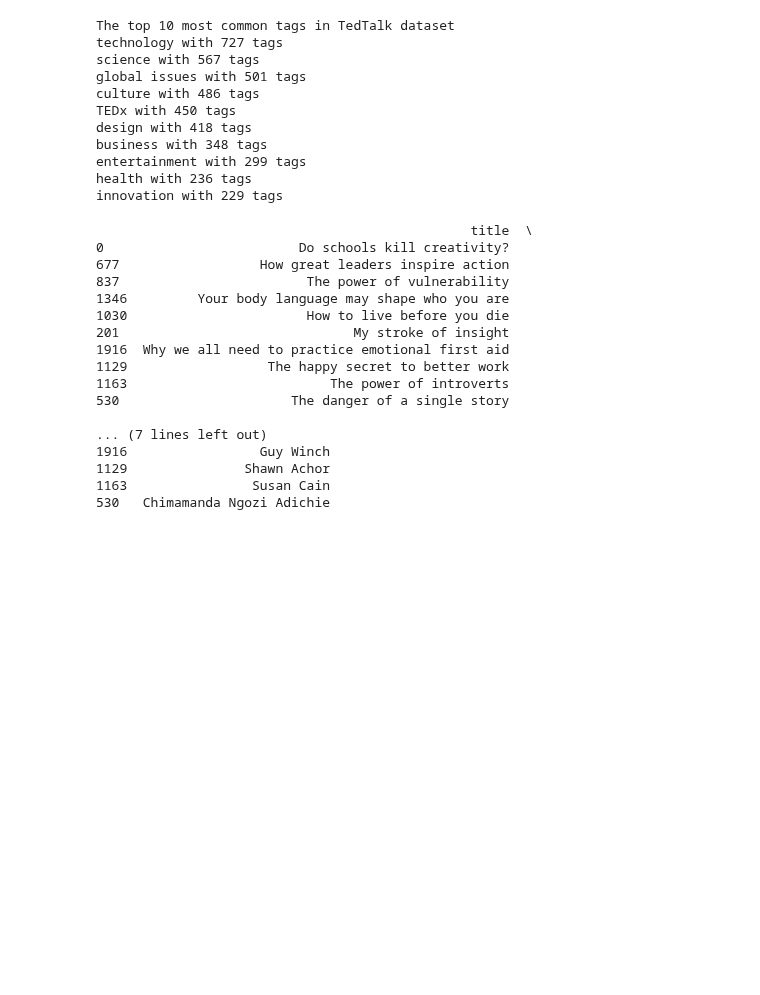
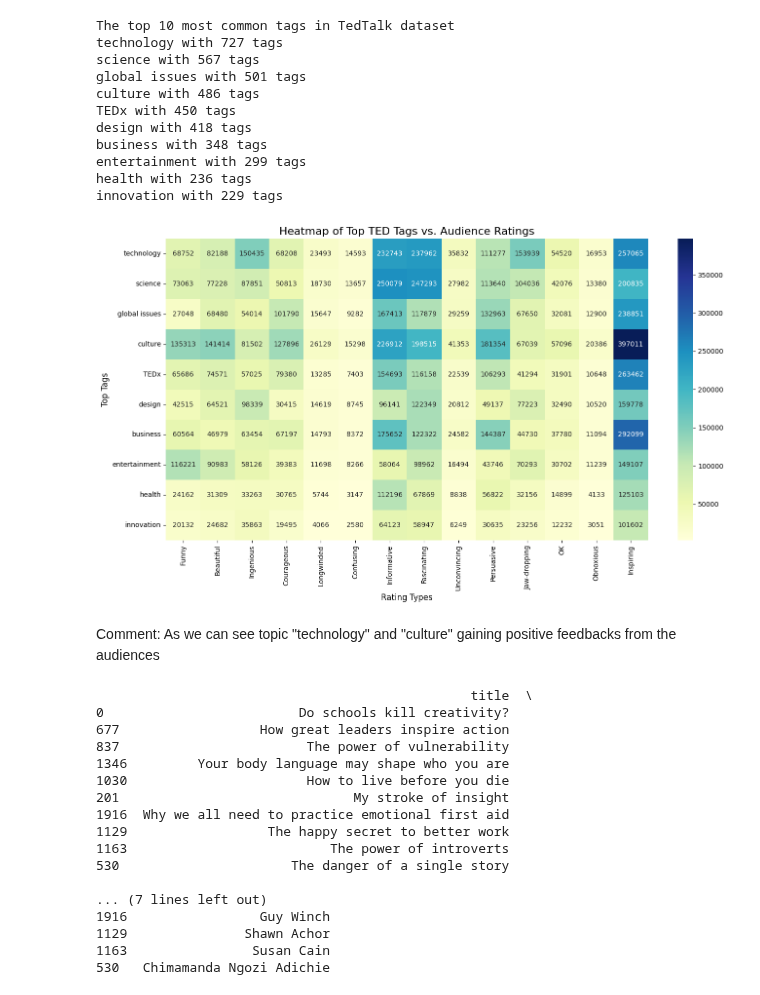
Before and after one commit to HenryHai0407/Web_Scraping_Python, a Jupyter notebook: de_exercise/ted_talks.ipynb, the cells around one changed output. Cells and saved outputs as stored; diff of their text form; code cells hidden in the pictures; blank space fills up the shorter version.

Commit message:
Tedtalk dataset analysis: Learn more insights from other candidate

```diff
--- a/de_exercise/ted_talks.ipynb
+++ b/de_exercise/ted_talks.ipynb
@@ -169,6 +188,41 @@ business with 348 tags
 entertainment with 299 tags
 health with 236 tags
 innovation with 229 tags
+# %%
+top_tags = [tag for tag, _ in Counter(all_tags).most_common(10)]
+# %%
+import pandas as pd
+import numpy as np
+
+# Get all rating columns (you already parsed them before)
+rating_cols = ['Funny', 'Beautiful', 'Ingenious', 'Courageous', 'Longwinded',
+               'Confusing', 'Informative', 'Fascinating', 'Unconvincing',
+               'Persuasive', 'Jaw-dropping', 'OK', 'Obnoxious', 'Inspiring']
+
+# Initialize empty DataFrame
+tag_rating_matrix = pd.DataFrame(index=top_tags, columns=rating_cols, data=0)
+
+# Populate the matrix
+for idx, row in tedtalk.iterrows():
+    for tag in row['tags']:
+        if tag in top_tags:
+            tag_rating_matrix.loc[tag] += row[rating_cols]
+# %%
+import seaborn as sns
+import matplotlib.pyplot as plt
+
+plt.figure(figsize=(14, 8))
+sns.heatmap(tag_rating_matrix, annot=True, fmt=".0f", cmap="YlGnBu")
+
+plt.title('Heatmap of Top TED Tags vs. Audience Ratings', fontsize=16)
+plt.xlabel('Rating Types', fontsize=12)
+plt.ylabel('Top Tags', fontsize=12)
+plt.tight_layout()
+plt.show()
+# %% [output]
+[figure, added]
+# %% [markdown]
+Comment: As we can see topic "technology" and "culture" gaining positive feedbacks from the audiences
 # %%
 # Top 10 most Inspiring TedTalk
 top_inspiring = tedtalk.sort_values(by='Inspiring', ascending=False)[['title', 'main_speaker']].head(10)
```
Also changed, not shown: parts of 2 cells of this notebook.
